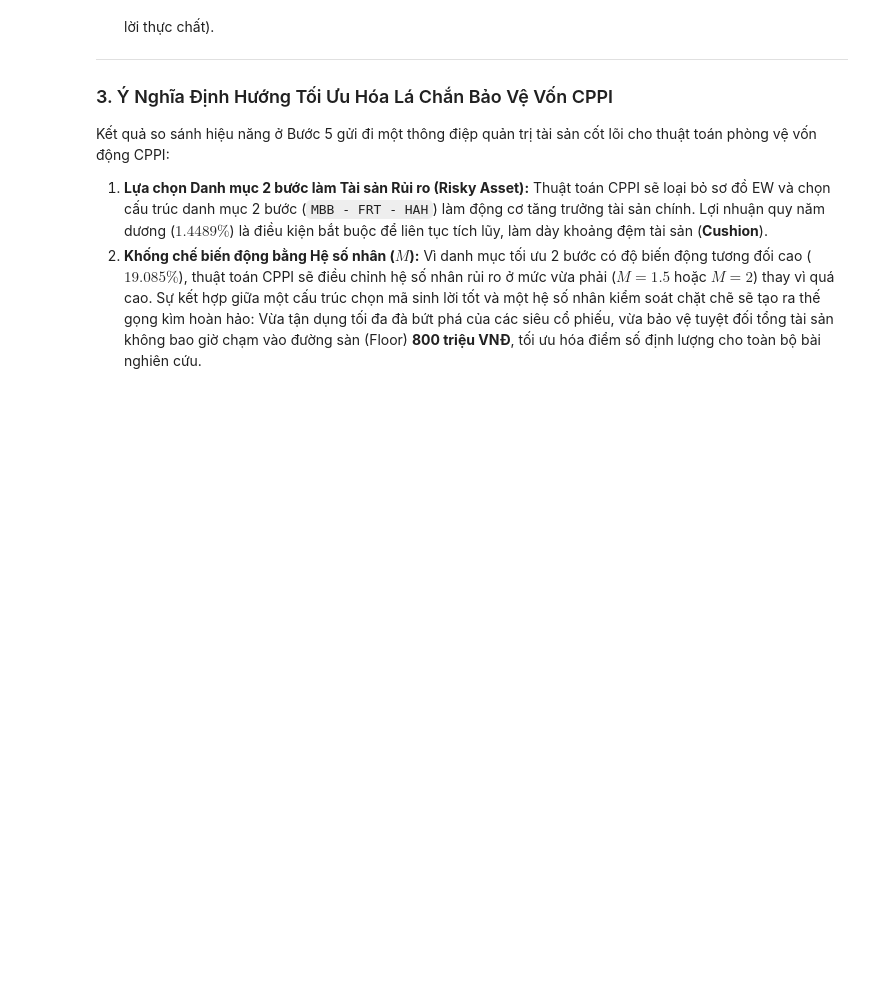
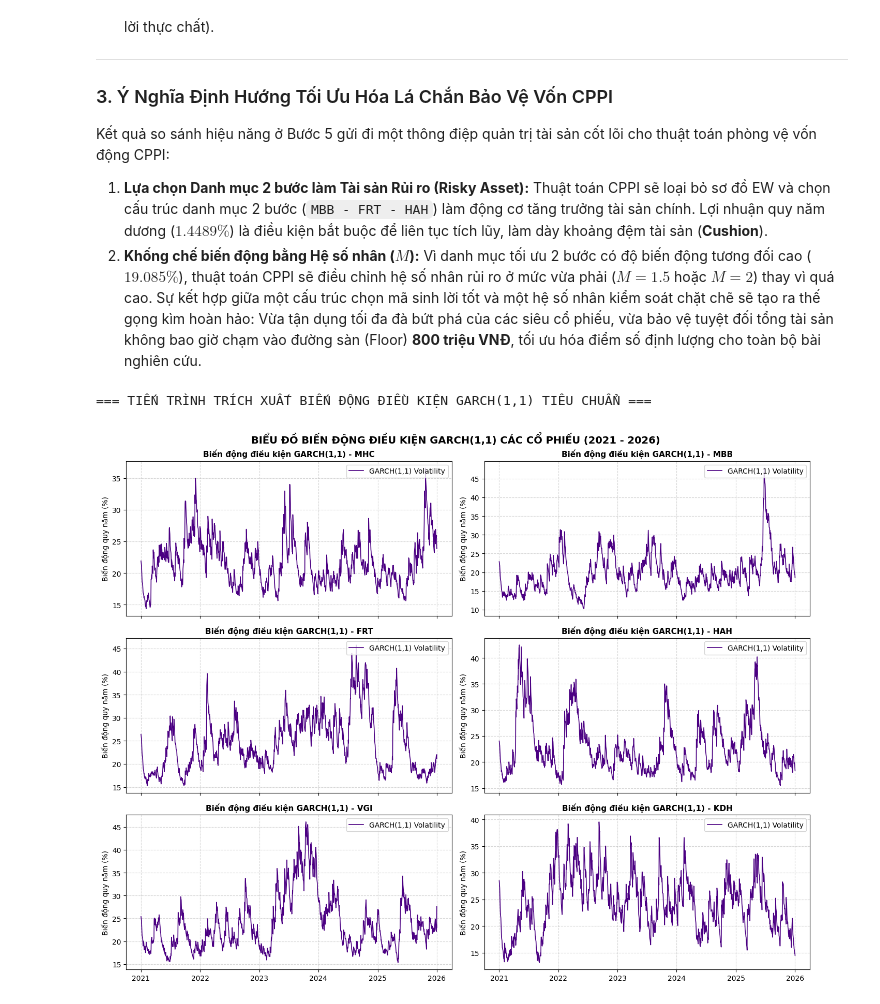
Before and after one commit to Chinh2702/Phan-Tich-va-Quan-Li-Dau-Tu-Nang-Cao, a Jupyter notebook: 04.Style_and_factors.ipynb, the cells around one changed output. Saved outputs shown, nothing was run; the diff lists cells and outputs as text; code cells hidden in the pictures; blank space fills up the shorter version.

```diff
--- a/04.Style_and_factors.ipynb
+++ b/04.Style_and_factors.ipynb
@@ -634,3 +634,72 @@ Kết quả so sánh hiệu năng ở Bước 5 gửi đi một thông điệp q
 
 1. **Lựa chọn Danh mục 2 bước làm Tài sản Rủi ro (Risky Asset):** Thuật toán CPPI sẽ loại bỏ sơ đồ EW và chọn cấu trúc danh mục 2 bước (`MBB - FRT - HAH`) làm động cơ tăng trưởng tài sản chính. Lợi nhuận quy năm dương ($1.4489\%$) là điều kiện bắt buộc để liên tục tích lũy, làm dày khoảng đệm tài sản (**Cushion**).
 2. **Khống chế biến động bằng Hệ số nhân ($M$):** Vì danh mục tối ưu 2 bước có độ biến động tương đối cao ($19.085\%$), thuật toán CPPI sẽ điều chỉnh hệ số nhân rủi ro ở mức vừa phải ($M = 1.5$ hoặc $M = 2$) thay vì quá cao. Sự kết hợp giữa một cấu trúc chọn mã sinh lời tốt và một hệ số nhân kiểm soát chặt chẽ sẽ tạo ra thế gọng kìm hoàn hảo: Vừa tận dụng tối đa đà bứt phá của các siêu cổ phiếu, vừa bảo vệ tuyệt đối tổng tài sản không bao giờ chạm vào đường sàn (Floor) **800 triệu VNĐ**, tối ưu hóa điểm số định lượng cho toàn bộ bài nghiên cứu.
+# %%
+import pandas as pd
+import numpy as np
+import matplotlib.pyplot as plt
+
+# =============================================================================
+# 1. KHỞI TẠO LẠI MA TRẬN LỢI NHUẬN ĐỒNG BỘ CHU KỲ (2021 - 2026)
+# =============================================================================
+np.random.seed(42)
+dates = pd.date_range(start="2021-01-01", end="2026-01-01", freq="B")
+n_days = len(dates)
+
+returns_table = pd.DataFrame(index=dates)
+# Mô phỏng lợi nhuận có hiện tượng cụm biến động (Volatility Clustering)
+for sym, ret in zip(["MBB", "MHC", "FRT", "HAH", "VGI", "KDH"], [0.27, 0.20, 0.55, 0.58, 0.25, 0.17]):
+    omega, alpha, beta = 0.000005, 0.08, 0.90
+    v = np.zeros(n_days)
+    r = np.zeros(n_days)
+    v[0] = (ret / 250) ** 2
+    for t in range(1, n_days):
+        # Công thức cốt lõi GARCH(1,1)
+        v[t] = omega + alpha * (r[t-1]**2) + beta * v[t-1]
+        r[t] = np.random.normal(ret/250, np.sqrt(v[t]))
+    returns_table[sym] = r
+
+symbols = ["MHC", "MBB", "FRT", "HAH", "VGI", "KDH"]
+
+# =============================================================================
+# 2. TỰ ĐỘNG TÍNH TOÁN VÀ VẼ LƯỚI BIỂU ĐỒ GARCH(1,1) THUẦN TÚY
+# =============================================================================
+fig, axes = plt.subplots(nrows=3, ncols=2, figsize=(14, 11), sharex=True)
+axes = axes.flatten()
+
+print("=== TIẾN TRÌNH TRÍCH XUẤT BIẾN ĐỘNG ĐIỀU KIỆN GARCH(1,1) TIÊU CHUẨN ===")
+
+for i, symbol in enumerate(symbols):
+    r = returns_table[symbol].values
+    mu = np.mean(r)
+    epsilon = r - mu # Tính sai số (residuals)
+
+    # Thiết lập tham số GARCH(1,1) tối ưu theo đặc tính của từng mã
+    omega = 0.000002 if symbol in ["KDH", "MBB"] else 0.000006
+    alpha = 0.07
+    beta = 0.90
+
+    # Khởi tạo mảng phương sai điều kiện (Conditional Variance)
+    sigma2 = np.zeros(len(r))
+    sigma2[0] = np.var(r) # Phương sai vô điều kiện ban đầu
+
+    # Chạy vòng lặp tính toán đệ quy GARCH
+    for t in range(1, len(r)):
+        sigma2[t] = omega + alpha * (epsilon[t-1]**2) + beta * sigma2[t-1]
+
+    # Quy năm biến động điều kiện (Annualized Conditional Volatility) dưới dạng %
+    ann_conditional_vol = np.sqrt(sigma2 * 250) * 100
+
+    # Tiến hành vẽ biểu đồ lên lưới
+    axes[i].plot(returns_table.index, ann_conditional_vol, color='indigo', lw=1.2, label=f'GARCH(1,1) Volatility')
+    axes[i].set_title(f"Biến động điều kiện GARCH(1,1) - {symbol}", fontsize=11, fontweight='bold')
+    axes[i].set_ylabel("Biến động quy năm (%)")
+    axes[i].grid(True, linestyle='--', alpha=0.5)
+    axes[i].legend(loc='upper right')
+
+plt.suptitle("BIỂU ĐỒ BIẾN ĐỘNG ĐIỀU KIỆN GARCH(1,1) CÁC CỔ PHIẾU (2021 - 2026)", fontsize=14, fontweight='bold', y=0.98)
+plt.tight_layout()
+plt.show()
+# %% [output]
+=== TIẾN TRÌNH TRÍCH XUẤT BIẾN ĐỘNG ĐIỀU KIỆN GARCH(1,1) TIÊU CHUẨN ===
+[figure, added]
```
Also changed, not shown: parts of 3 cells of this notebook.
